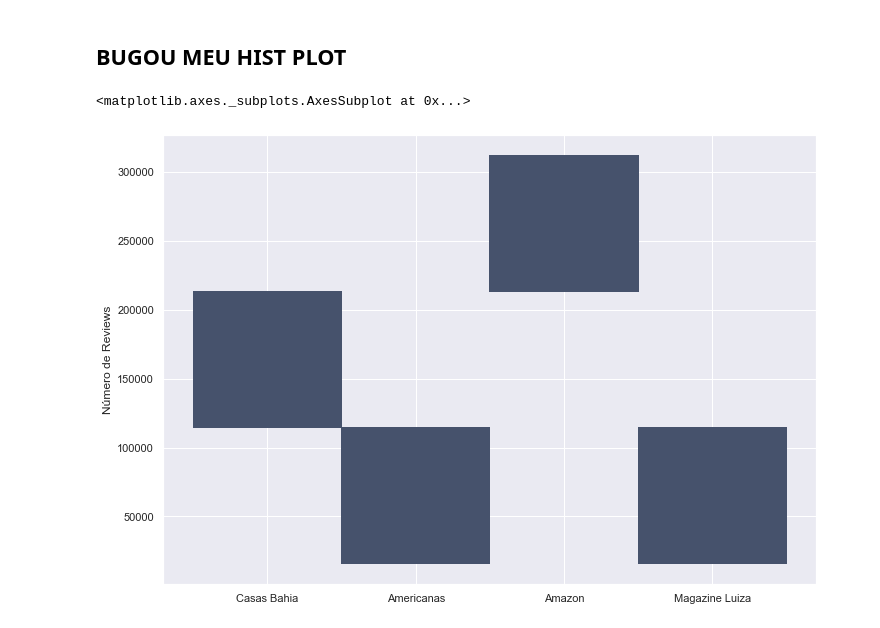
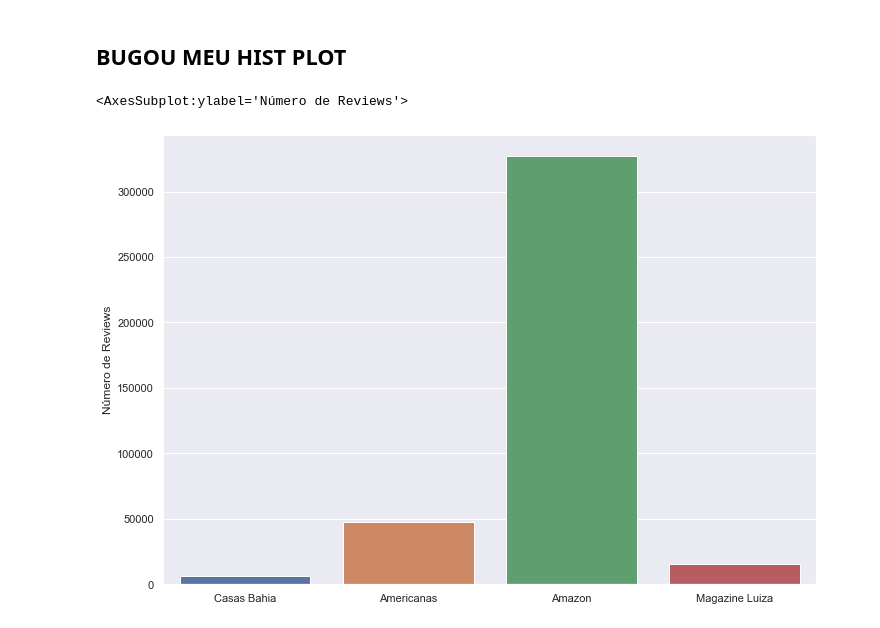
Before and after one commit to vitordutra/desafio-3-trilhas-webscraping, a Jupyter notebook: casas_bahia/analise_dados_geral.ipynb, the cells around one changed output. Saved outputs shown, nothing was run; the diff lists cells and outputs as text; code cells hidden in the pictures.

```diff
--- a/casas_bahia/analise_dados_geral.ipynb
+++ b/casas_bahia/analise_dados_geral.ipynb
@@ -226,7 +226,7 @@ n_reviews
 # %% [markdown]
 ## BUGOU MEU HIST PLOT
 # %%
-sns.histplot(data=n_reviews, x = n_reviews.index, y='Número de Reviews')
+sns.barplot(data=n_reviews, x = n_reviews.index, y='Número de Reviews')
 # %% [output]
-<matplotlib.axes._subplots.AxesSubplot at 0x...>
+<AxesSubplot:ylabel='Número de Reviews'>
-[figure, old version]
+[figure, new version]
```
Also changed, not shown: parts of 4 cells of this notebook, 1 other file.
